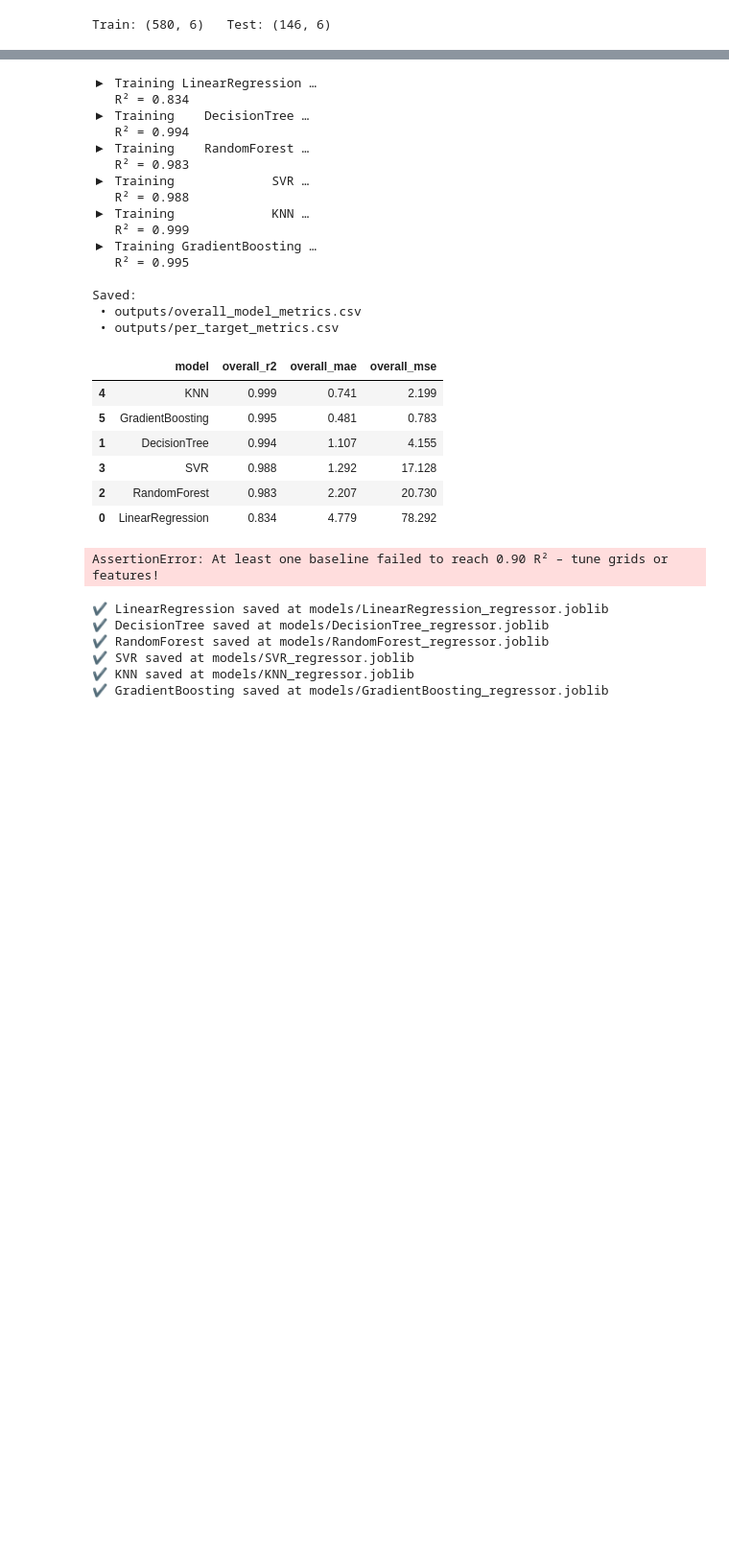
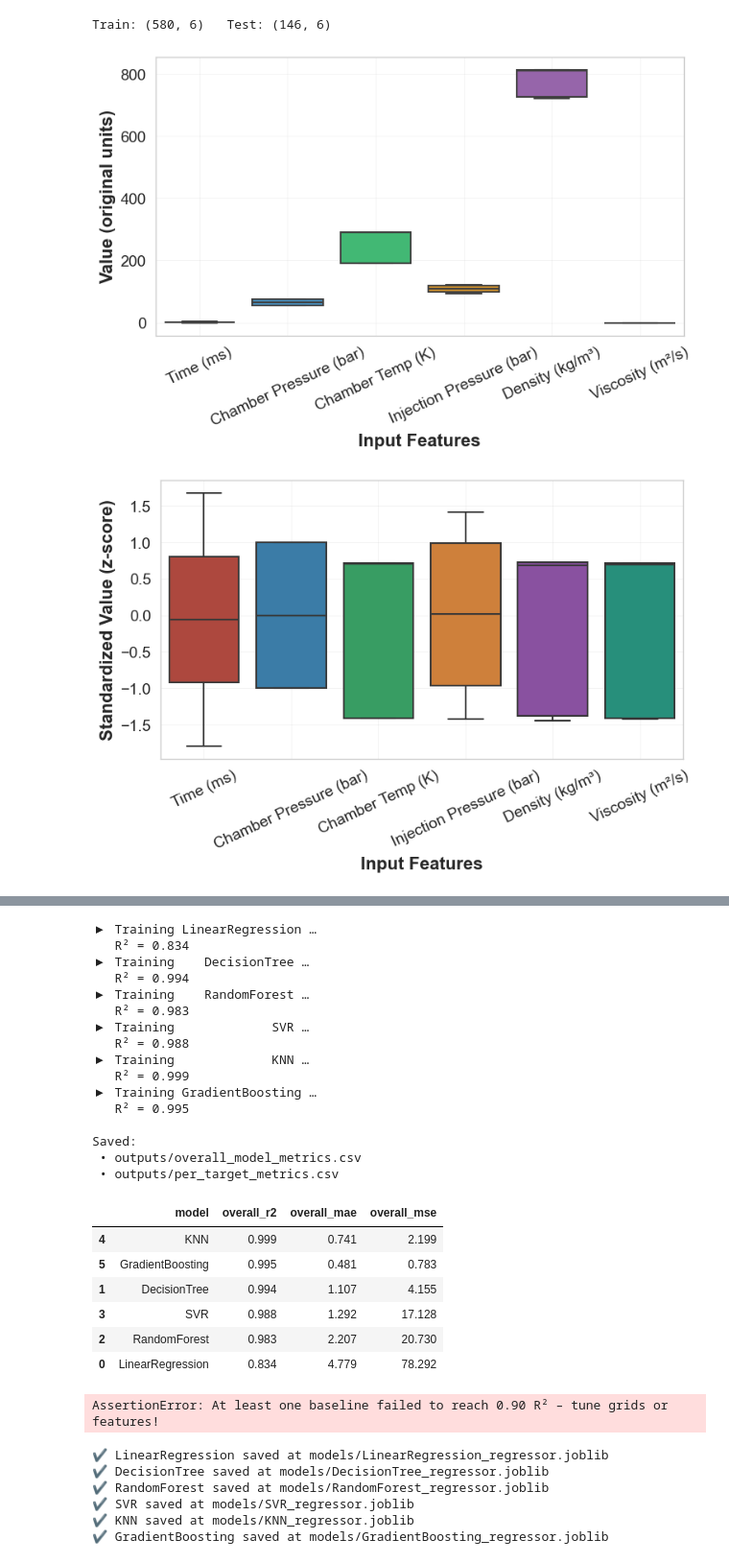
Before and after one commit to yuvinraja/spray-vision, a Jupyter notebook: notebooks/ml-pipeline.ipynb, the cells around one changed output, grey strips where cells are left out. Shown at 96% size. Drawn from its saved outputs; the diff is of its cells as text; code cells hidden in the pictures; blank space fills up the shorter version.

```diff
--- a/notebooks/ml-pipeline.ipynb
+++ b/notebooks/ml-pipeline.ipynb
@@ -71,3 +71,83 @@ X_tr, X_te, y_tr, y_te = train_test_split(X, y, test_size=0.20, random_state=42,
 print(f"Train: {X_tr.shape}   Test: {X_te.shape}")
 # %% [output]
 Train: (580, 6)   Test: (146, 6)
+# %%
+# ─────────────────────────────────────────────────────────────
+#  Cell ▸ Feature scaling visualization (paper-ready)
+#           Separate boxplots: Before and After StandardScaler
+# ─────────────────────────────────────────────────────────────
+import os
+import numpy as np
+import pandas as pd
+import seaborn as sns
+import matplotlib.pyplot as plt
+from sklearn.preprocessing import StandardScaler
+
+# Fit scaler on training set to avoid data leakage, then transform full input matrix
+scaler_vis = StandardScaler().fit(X_tr[INPUTS])
+X_scaled = scaler_vis.transform(X[INPUTS])
+X_scaled = pd.DataFrame(X_scaled, columns=INPUTS, index=X.index)
+
+# Human-friendly labels for publication
+pretty_names = {
+    "time": "Time (ms)",
+    "chamb_pressure": "Chamber Pressure (bar)",
+    "cham_temp": "Chamber Temp (K)",
+    "injection_pres": "Injection Pressure (bar)",
+    "density": "Density (kg/m³)",
+    "viscosity": "Viscosity (m²/s)",
+}
+
+raw_df = X[INPUTS].rename(columns=pretty_names)
+scaled_df = X_scaled.rename(columns=pretty_names)
+
+# Journal-quality style settings with larger fonts
+sns.set_theme(context="paper", style="whitegrid")
+plt.rcParams.update({
+    'font.size': 14,
+    'axes.labelsize': 16,
+    'xtick.labelsize': 14,
+    'ytick.labelsize': 14,
+    'legend.fontsize': 14,
+})
+
+# Color palettes for distinct boxes
+before_colors = ["#E74C3C", "#3498DB", "#2ECC71", "#F39C12", "#9B59B6", "#1ABC9C"]
+after_colors = ["#C0392B", "#2980B9", "#27AE60", "#E67E22", "#8E44AD", "#16A085"]
+
+# Ensure output directory
+out_dir = "plots"
+os.makedirs(out_dir, exist_ok=True)
+
+# Figure 1: BEFORE scaling
+fig1, ax1 = plt.subplots(figsize=(7.5, 5.0), constrained_layout=True)
+bp1 = sns.boxplot(data=raw_df, ax=ax1, palette=before_colors, linewidth=1.5)
+ax1.set_xlabel("Input Features", fontsize=16, fontweight='bold')
+ax1.set_ylabel("Value (original units)", fontsize=16, fontweight='bold')
+ax1.tick_params(axis='x', rotation=25, labelsize=14)
+ax1.tick_params(axis='y', labelsize=14)
+ax1.grid(True, alpha=0.3, linewidth=0.5)
+
+before_png = os.path.join(out_dir, "feature_scaling_before.png")
+fig1.savefig(before_png, dpi=400, bbox_inches="tight", facecolor="white")
+plt.show()
+
+# Figure 2: AFTER scaling
+fig2, ax2 = plt.subplots(figsize=(7.5, 5.0), constrained_layout=True)
+bp2 = sns.boxplot(data=scaled_df, ax=ax2, palette=after_colors, linewidth=1.5)
+ax2.set_xlabel("Input Features", fontsize=16, fontweight='bold')
+ax2.set_ylabel("Standardized Value (z-score)", fontsize=16, fontweight='bold')
+ax2.tick_params(axis='x', rotation=25, labelsize=14)
+ax2.tick_params(axis='y', labelsize=14)
+ax2.grid(True, alpha=0.3, linewidth=0.5)
+
+after_png = os.path.join(out_dir, "feature_scaling_after.png")
+fig2.savefig(after_png, dpi=400, bbox_inches="tight", facecolor="white")
+plt.show()
+
+print("Saved figures to:")
+print(" •", before_png)
+print(" •", after_png)
+# %% [output]
+[figure, added]
+[figure, added]
```
Also changed, not shown: parts of 1 cell of this notebook, 31 other files.
